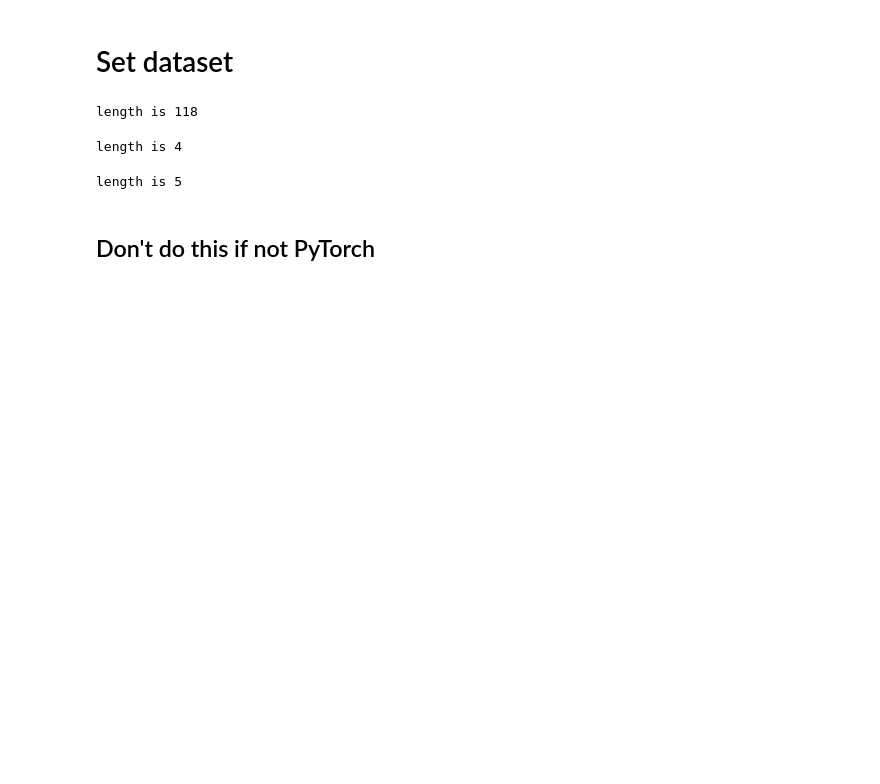
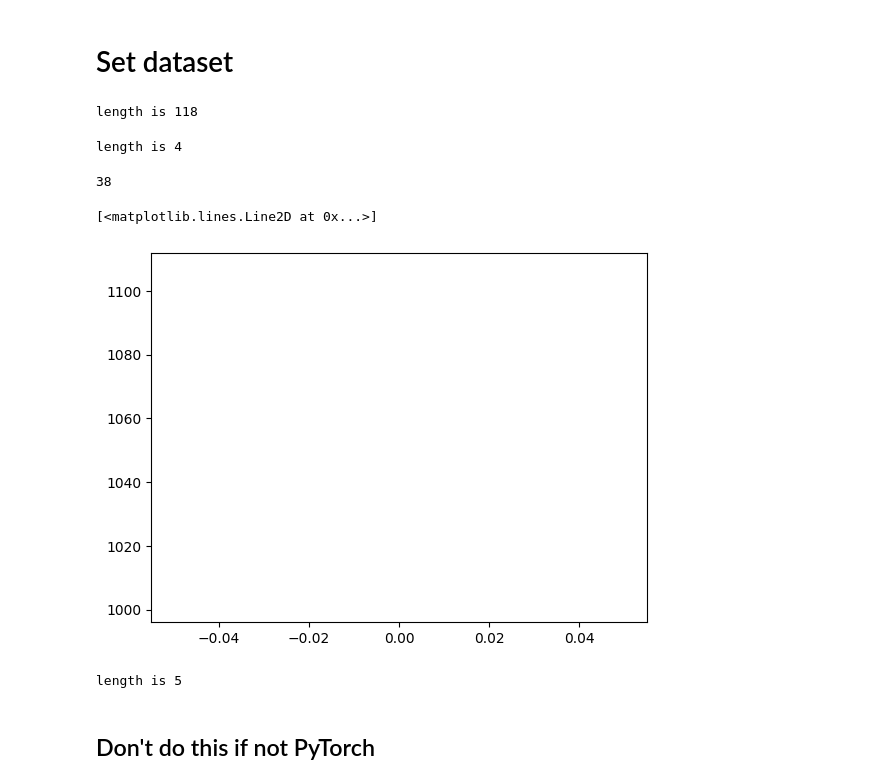
Before and after one commit to VictorH2208/Capstone-CNN, a Jupyter notebook: CNN/torch_cnn.ipynb, the cells around one changed output. Drawn from its saved outputs; the diff is of its cells as text; code cells hidden in the pictures; blank space fills up the shorter version.

```diff
--- a/CNN/torch_cnn.ipynb
+++ b/CNN/torch_cnn.ipynb
@@ -149,27 +173,46 @@ X_is_bronch_val = []
 X_is_assess_val = []
 
 Y_val = []
+Y_val_len = []
 
 for i in val_dataset:
     metric_start = rindex(list(i['Is_bronch']), 1) # find the last bronch
-    changes = np.where(np.diff(i['Is_assessment']) == 1)[0] # find the last assessment period begins
-    last_assessment_start = changes[-1] + 1 if len(changes) > 0 else len(i['Is_assessment']) - 1
+    # changes = np.where(np.diff(i['Is_assessment']) == 1)[0] # find the last assessment period begins
+    # last_assessment_start = changes[-1] + 1 if len(changes) > 0 else len(i['Is_assessment']) - 1
+
+    # if metric_start < (len(i['Is_assessment']) - 1) * 0:
+    #     continue
+
+    # if metric_start > last_assessment_start: # if bronch后面没有assessment
+    #     last_assessment_start = len(i['Is_assessment']) - 1
+    # if len(i['Dy_comp'][metric_start:last_assessment_start]) == 0: # if bronch紧接着assessment
+    #     continue
+
+    changes = np.where(np.diff(i['Is_assessment']) == 1)[0]  # Find where each assessment period begins
+
+    # Find the first assessment period that starts after the last bronch occurrence
+    first_assessment_after_bronch = None
+    for change in changes:
+        if change > metric_start:
+            first_assessment_after_bronch = change
+            break
 
     if metric_start < (len(i['Is_assessment']) - 1) * 0:
         continue
 
-    if metric_start > last_assessment_start: # if bronch后面没有assessment
-        last_assessment_start = len(i['Is_assessment']) - 1
-    if len(i['Dy_comp'][metric_start:last_assessment_start]) == 0: # if bronch紧接着assessment
+    if first_assessment_after_bronch is None:
+        first_assessment_after_bronch = len(i['Is_assessment']) - 1
+    if len(i['Dy_comp'][metric_start:first_assessment_after_bronch]) == 0: # if bronch紧接着assessment
         continue
 
     # 做padding，保证长度一致，用最长的长度
-    X_dc_val.append(center_pad_sequence(i['Dy_comp'][:metric_start+1], 1470))
-    X_is_normal_val.append(center_pad_sequence(i['Is_normal'][:metric_start+1], 1470))
-    X_is_bronch_val.append(center_pad_sequence(i['Is_assessment'][:metric_start+1],1470))
-    X_is_assess_val.append(center_pad_sequence(i['Is_bronch'][:metric_start+1], 1470))
+    X_dc_val.append(right_pad_sequence(i['Dy_comp'][:metric_start+1], 1470))
+    X_is_normal_val.append(right_pad_sequence(i['Is_normal'][:metric_start+1], 1470))
+    X_is_bronch_val.append(right_pad_sequence(i['Is_assessment'][:metric_start+1],1470))
+    X_is_assess_val.append(right_pad_sequence(i['Is_bronch'][:metric_start+1], 1470))
 
-    Y_val.append(center_pad_sequence(i['Dy_comp'][metric_start:last_assessment_start], 1054))
+    Y_val_len.append(len(i['Dy_comp'][metric_start:first_assessment_after_bronch])) # 记录每个样本的长度，用于后面的pad操作
+    Y_val.append(right_pad_sequence(i['Dy_comp'][metric_start:first_assessment_after_bronch], 1054))
 
 print(f"length is {len(X_dc_val)}")
 assert len(X_dc_val) == len(X_is_normal_val) == len(X_is_bronch_val) == len(X_is_assess_val) == len(Y_val), "Inconsistent number of samples"
@@ -180,6 +223,15 @@ X_is_assess_val = np.array(X_is_assess_val).reshape(-1, 1470)
 Y_val = torch.from_numpy(np.array(Y_val)).float()
 # %% [output]
 length is 4
+# %%
+Y_val_len[1]
+# %% [output]
+38
+# %%
+plt.plot(Y_val[1].shape)
+# %% [output]
+[<matplotlib.lines.Line2D at 0x...>]
+[figure, added]
 # %%
 X_dc_test = []
 X_is_normal_test = []
```
Also changed, not shown: parts of 8 cells of this notebook.
